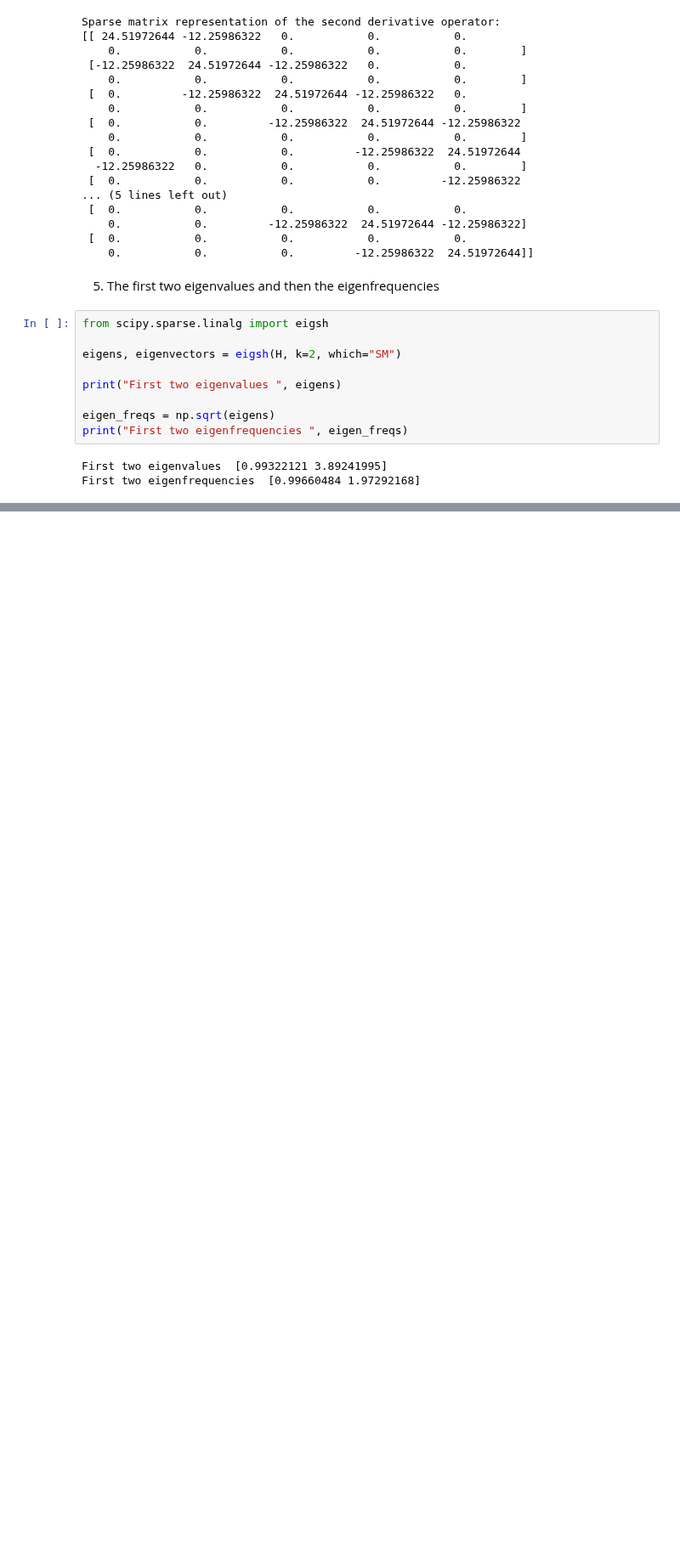
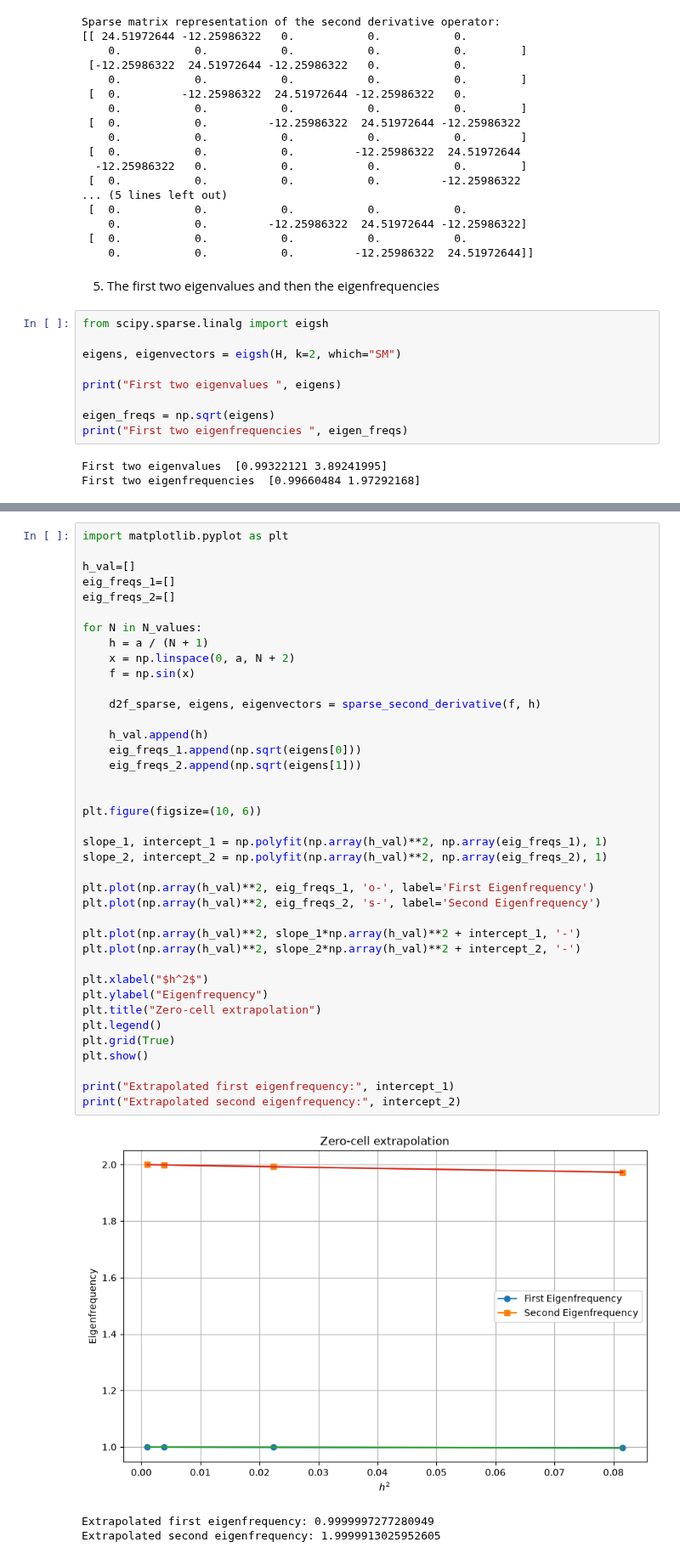
Before and after one commit to pamuduamarasinghe/Computational-Electrodynamics, a Jupyter notebook: CED_03.ipynb, the cells around one changed output, grey strips where cells are left out. Shown at 85% size. Cells and saved outputs as stored; diff of their text form; blank space fills up the shorter version.

Commit message:
zero-cell extrapolated values

```diff
--- a/CED_03.ipynb
+++ b/CED_03.ipynb
@@ -112,0 +154,43 @@ First two eigenfrequencies  [0.99660484 1.97292168]
+# %%
+import matplotlib.pyplot as plt
+
+h_val=[]
+eig_freqs_1=[]
+eig_freqs_2=[]
+
+for N in N_values:
+    h = a / (N + 1)
+    x = np.linspace(0, a, N + 2)
+    f = np.sin(x)
+
+    d2f_sparse, eigens, eigenvectors = sparse_second_derivative(f, h)
+
+    h_val.append(h)
+    eig_freqs_1.append(np.sqrt(eigens[0]))
+    eig_freqs_2.append(np.sqrt(eigens[1]))
+
+
+plt.figure(figsize=(10, 6))
+
+slope_1, intercept_1 = np.polyfit(np.array(h_val)**2, np.array(eig_freqs_1), 1)
+slope_2, intercept_2 = np.polyfit(np.array(h_val)**2, np.array(eig_freqs_2), 1)
+
+plt.plot(np.array(h_val)**2, eig_freqs_1, 'o-', label='First Eigenfrequency')
+plt.plot(np.array(h_val)**2, eig_freqs_2, 's-', label='Second Eigenfrequency')
+
+plt.plot(np.array(h_val)**2, slope_1*np.array(h_val)**2 + intercept_1, '-')
+plt.plot(np.array(h_val)**2, slope_2*np.array(h_val)**2 + intercept_2, '-')
+
+plt.xlabel("$h^2$")
+plt.ylabel("Eigenfrequency")
+plt.title("Zero-cell extrapolation")
+plt.legend()
+plt.grid(True)
+plt.show()
+
+print("Extrapolated first eigenfrequency:", intercept_1)
+print("Extrapolated second eigenfrequency:", intercept_2)
+# %% [output]
+[figure, added]
+Extrapolated first eigenfrequency: 0.9999997277280949
+Extrapolated second eigenfrequency: 1.9999913025952605
```
Also changed, not shown: parts of 3 cells of this notebook.
